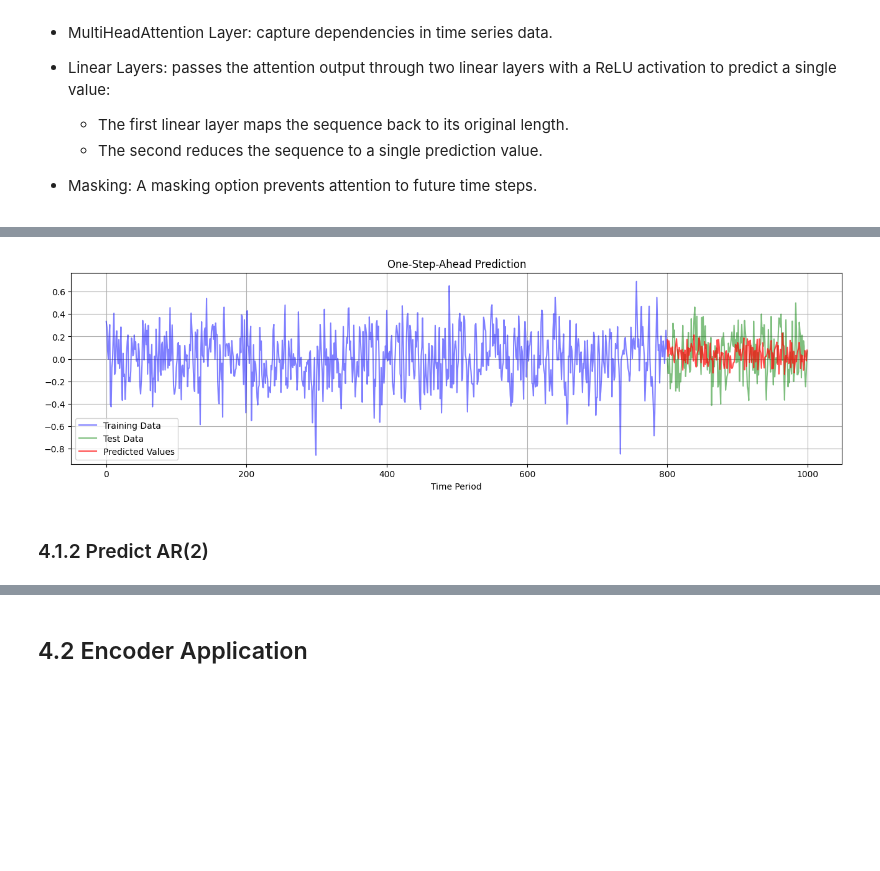
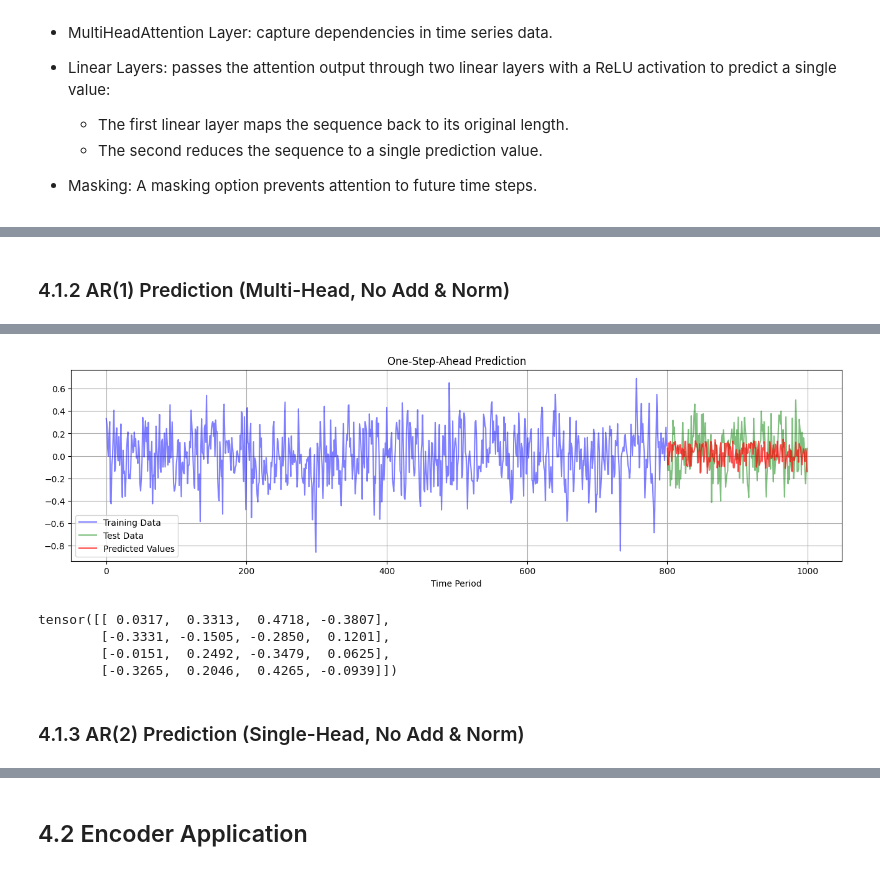
Before and after one commit to junyu-chen-academic/Transformer, a Jupyter notebook: transformer.ipynb, the cells around one changed output, grey strips where cells are left out. Cells and saved outputs as stored; diff of their text form; code cells hidden in the pictures; blank space fills up the shorter version.

```diff
--- a/transformer.ipynb
+++ b/transformer.ipynb
@@ -798,9 +893,12 @@ class TimeSeriesAttention(nn.Module):
     ):
         super().__init__()
         self.attention = MultiHeadAttention(d_model=d_model, n_heads=n_heads, dropout=dropout, bias=bias_att)
+        #self.attention = nn.MultiheadAttention(embed_dim=d_model, num_heads=n_heads, dropout=dropout, bias=False, batch_first=True)
+
         self.feed_forward = PositionwiseFeedForward(d_model=d_model, d_ffn=d_ffn, dropout=dropout)
         self.linear1 = nn.Linear(d_model, 1)
         self.linear2 = nn.Linear(sequence_length, 1)
+        self.relu = nn.ReLU()
 
     def forward(
         self,
@@ -813,8 +911,15 @@ class TimeSeriesAttention(nn.Module):
         else:
           attention_out, _ = self.attention(x, x, x)  # Using same input for query, key, value
 
+        #print('#'*20)
+        #print(attention_out)
+
         # the output of ffn -> (batch_size, sequence_length, d_model)
+        output = self.relu(attention_out + 0.3)
         output = self.feed_forward(attention_out)
+        #print(output)
+        #print('#'*20)
+
         # reduce the dimensions to 1 -> (batch_size, sequence_length, 1)
         output = self.linear1(output)
         # remove the last dimension -> (batch_size, sequence_length)
@@ -853,3 +1096,5 @@ where:
+# %% [markdown]
+### 4.1.2 AR(1) Prediction (Multi-Head, No Add & Norm)
 # %%
 ######################################
 ### Data Generation Process AR(1)
@@ -879,23 +1124,23 @@ for t in range(1, n):
 ### Input Data Setting
 ######################################
 sequence_length = 1 # number of time steps per input sequence
-d_model = 1 # dimension
+d_model = 4 # dimension
 batch_size = 8
 split_ratio = 0.8
 ######################################
-######################################
 
-# create X (lagged values, y_{t-1}) and Y (current values, y_{t})
-X = y_ar1[:-1].reshape(-1, sequence_length, d_model) # reshape to (batch_size, sequence_length, d_model)
-Y = y_ar1[1:].reshape(-1, d_model) # reshape to (batch_size, d_model)
+# create X and Y
+X, Y = reshape_input(y_ar1, n, sequence_length, d_model)
+print(X.shape)
+print(Y.shape)
 
 dataloader_train, dataloader_test = split_and_build_dataloader(X, Y, batch_size=batch_size, split_ratio = split_ratio)
 
 ######################################
 ### Model training
 ######################################
-n_heads = 1
-d_ffn = 32
+n_heads = 2
+d_ffn = 2
 dropout = 0.0
 learning_rate = 0.0015
 epochs = 20
@@ -913,14 +1158,10 @@ model_ar1 = TimeSeriesAttention(
 # train the model
 model_trained = train_model(model_ar1, dataloader_train, learning_rate, epochs)
 # print the well-trained weights
-print("#"*20,"\nTrained Model Weights:")
-for name, param in model_trained.named_parameters():
-    if param.requires_grad:
-        print(f"{name}: {param.data}")
+weights = output_weights(model_trained)
 
 # evaluate the model
 y_pred, mse = evaluate_model(model_ar1, dataloader_test)
-print(y_pred.shape)
 # plot the
 plot_predictions(y_pred=y_pred, y=y_ar1, split_ratio=split_ratio, filename="ar_1.png")
 # %% [output]
@@ -944,6 +1185,13 @@ Mean Squared Error: 0.0339
-[figure, old version]
+[figure, new version]
+# %%
+print(weights["attention.Wq.weight"])
+# %% [output]
+tensor([[ 0.0317,  0.3313,  0.4718, -0.3807],
+        [-0.3331, -0.1505, -0.2850,  0.1201],
+        [-0.0151,  0.2492, -0.3479,  0.0625],
+        [-0.3265,  0.2046,  0.4265, -0.0939]])
 # %% [markdown]
-### 4.1.2 Predict AR(2)
+### 4.1.3 AR(2) Prediction (Single-Head, No Add & Norm)
 # %%
 ######################################
 ### Data Generation Process AR(2)
```
Also changed, not shown: parts of 14 cells of this notebook.
